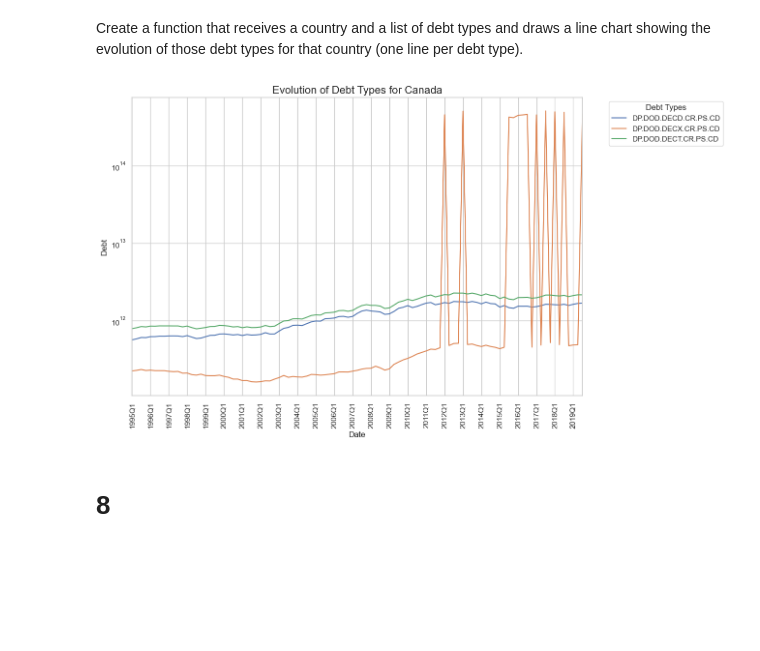
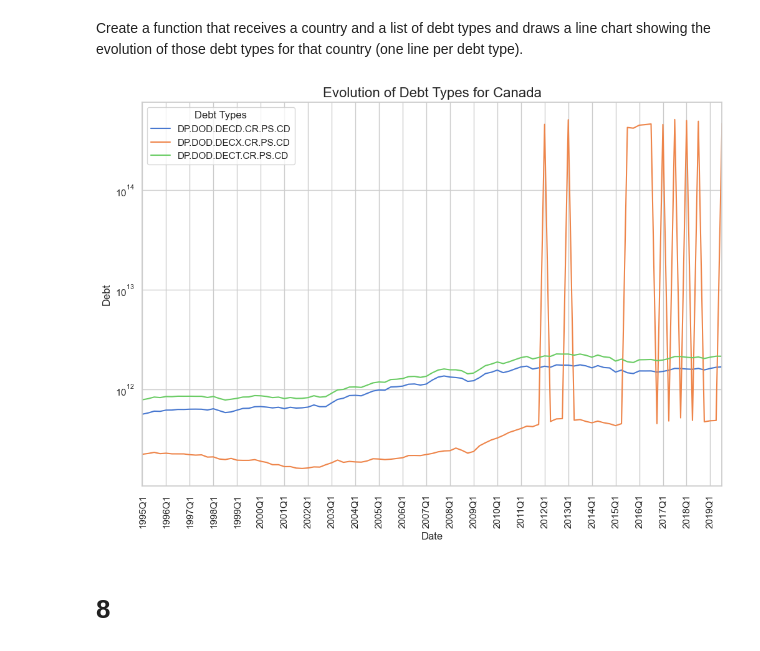
Before and after one commit to ymb287/IEU_Advanced_Coding_2, a Jupyter notebook: Project_2.ipynb, the cells around one changed output. Drawn from its saved outputs; the diff is of its cells as text; code cells hidden in the pictures; blank space fills up the shorter version.

```diff
--- a/Project_2.ipynb
+++ b/Project_2.ipynb
@@ -128,2 +121,8 @@ debt.head(1)
 # %%
 debt_long = debt.melt(id_vars=['Country Name', 'Country Code', 'Series Name', 'Series Code'], var_name='Date', value_name='Debt')
+debt_long.dropna(subset = 'Debt', inplace=True)
+debt_long = debt_long[debt_long['Debt'] != 0]
+debt_long.loc[:, 'Date'] = debt_long['Date'].str.split(' ').str[0]
+debt_long.reset_index(drop=True, inplace=True)
+
+# TODO should we round the debt values?
@@ -139,3 +128,0 @@ debt_long_cleaning.reset_index(drop=True, inplace=True)
-# %%
-debt_long = debt_long_cleaning.copy()
-debt_long
@@ -311,32 +280,46 @@ line_chart_countries(countries_to_plot, debt_type_to_plot)
 # %% [markdown]
 Create a function that receives a country and a list of debt types and draws a line chart showing the evolution of those debt types for that country (one line per debt type).
 # %%
-import matplotlib.pyplot as plt
-import seaborn as sns
+# Exercise 7
+def line_chart_debt_types(country, debt_types):
 
-def line_chart_debt_types(country, debt_types):
+    # Filter data for the selected country and debt types
+    country_df = debt_long[debt_long['Country Name'] == country]
+    debt_types_available = country_df['Series Code'].tolist()
+
+    # Check if one debt type form the list is in the list of debts types with the given country
+    debt_types_available = [debt_type for debt_type in debt_types if debt_type in debt_types_available]
+    if not debt_types_available:
+        debt_types_str = ", ".join(debt_types)
+        return print(f"No data available for {country} and the debt types {debt_types_str}")
+
+    # Check if the selected debt types are available for the selected country
+    debt_types_not_available = [debt_type for debt_type in debt_types if debt_type not in debt_types_available]
+    if debt_types_not_available:
+        not_available_str = ', '.join(debt_types_not_available)
+        st.warning(f"{country} does not have the following debt types: {not_available_str}")
+
+
     fig, ax = plt.subplots(figsize=(12, 8))
-    sns.set(style="whitegrid")
     plt.title(f'Evolution of Debt Types for {country}', fontsize=16)
     country_data = debt_long[(debt_long['Country Name'] == country) & debt_long['Series Code'].isin(debt_types)]
     sns.lineplot(x='Date', y='Debt', hue='Series Code', data=country_data, palette='muted')
     plt.xticks(rotation=90)
     plt.xlabel('Date')
     plt.ylabel('Debt')
     plt.yscale('log')
     plt.xlim(country_data['Date'].iloc[0], country_data['Date'].iloc[-1])
     plt.gca().xaxis.set_major_locator(plt.MultipleLocator(4))
-    plt.legend(title='Debt Types', bbox_to_anchor=(1.05, 1), loc='upper left')
+    plt.legend(title='Debt Types')
     plt.show()
 
 
-
 # Example usage:
+debt_types_to_plot = ['DP.DOD.DECD.CR.PS.CD', 'DP.DOD.DECX.CR.PS.CD', 'DP.DOD.DECT.CR.PS.CD']
 country_to_plot = 'Canada'
-debt_types_to_plot = ['DP.DOD.DECD.CR.PS.CD', 'DP.DOD.DECX.CR.PS.CD', 'DP.DOD.DECT.CR.PS.CD']
 line_chart_debt_types(country_to_plot, debt_types_to_plot)
 # %% [output]
-[figure, old version]
+[figure, new version]
 # %% [markdown]
 # 8
 # %% [markdown]
```
Also changed, not shown: parts of 14 cells of this notebook, 1 other file.
